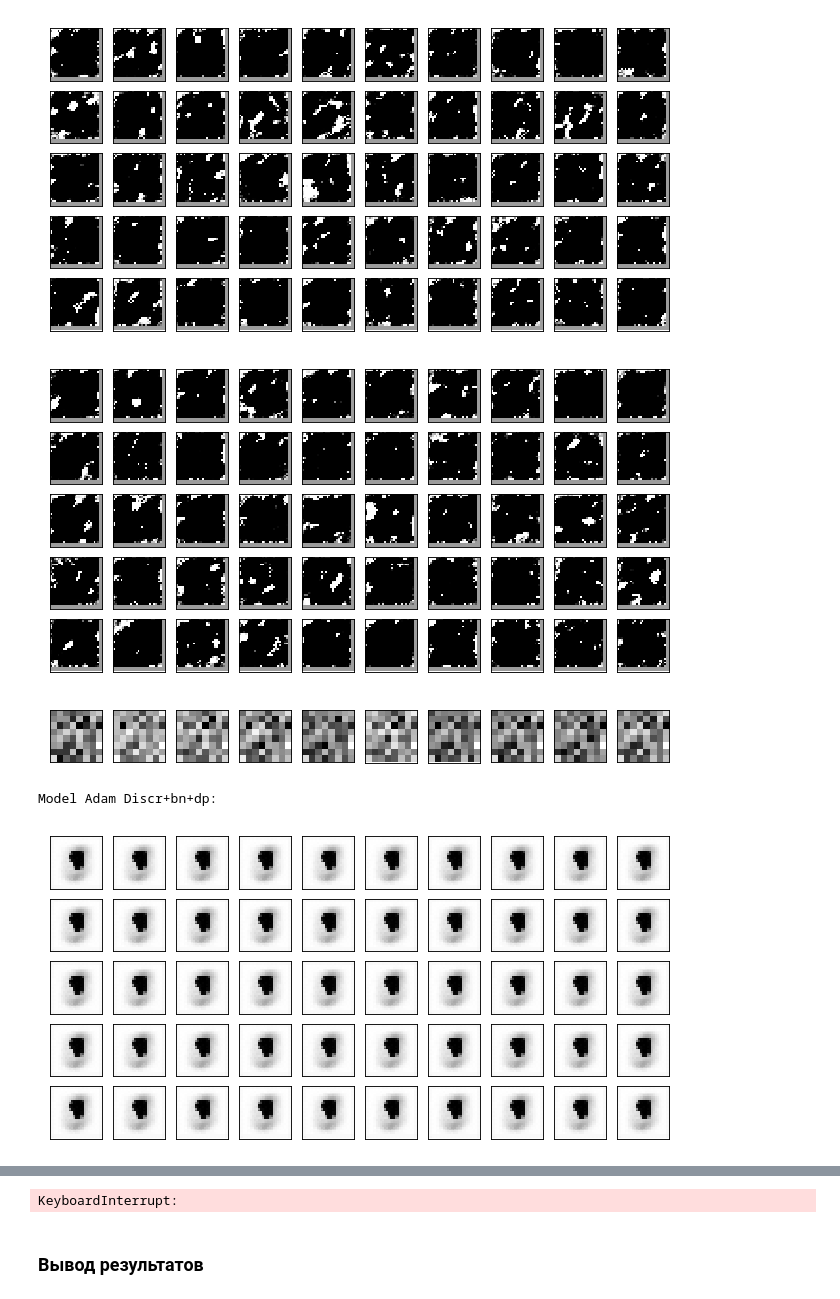
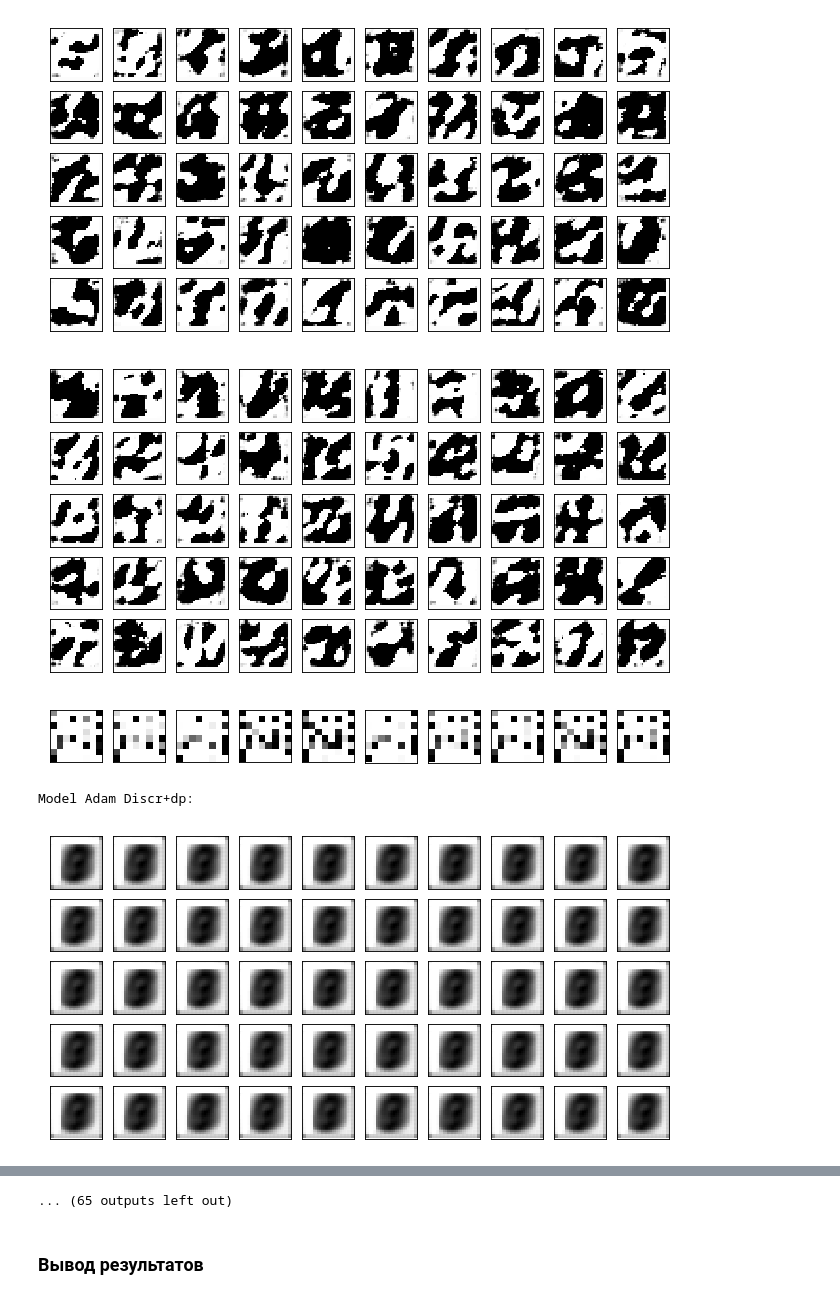
Before and after one commit to aleksey-egorov/dl-engineer-homework, a Jupyter notebook: homework_8/mnist_conv_adversarial_ae_no_oh_l64.ipynb, the cells around one changed output, grey strips where cells are left out. Cells and saved outputs as stored; diff of their text form; code cells hidden in the pictures.

```diff
--- a/homework_8/mnist_conv_adversarial_ae_no_oh_l64.ipynb
+++ b/homework_8/mnist_conv_adversarial_ae_no_oh_l64.ipynb
@@ -72,7 +83,7 @@ class DeconvLayer(nn.Module):
         return self.model(x)
 # %%
 class FullyConnected(nn.Module):
-    def __init__(self, sizes, dropout=False, activation_fn=nn.Tanh(), flatten=False, last_fn=None):
+    def __init__(self, sizes, dropout=False, activation_fn=nn.Tanh(), flatten=False, last_fn=None, device='cpu'):
         super(FullyConnected, self).__init__()
         layers = []
         self.flatten = flatten
@@ -86,6 +97,7 @@ class FullyConnected(nn.Module):
         if last_fn is not None:
             layers.append(last_fn)
         self.model = nn.Sequential(*layers)
+        self.to(device)
 
     def forward(self, x):
         if self.flatten:
@@ -178,8 +192,9 @@ class Net(nn.Module):
         return self._ds_loss
 # %%
 models = {
-    'Adam Discr+bn': Net(True, False, optim_type='Adam', lr=1e-4),
-    'Adam Discr+bn+dp': Net(True, True, optim_type='Adam', lr=1e-4),
+    'Adam Discr+bn': Net(True, False, optim_type='Adam', lr=1e-4, device=device),
+    'Adam Discr+dp': Net(False, True, optim_type='Adam', lr=1e-4, device=device),
+    'Adam Discr+bn+dp': Net(True, True, optim_type='Adam', lr=1e-4, device=device),
 }
 train_log = {k: [] for k in models}
 test_log = {k: [] for k in models}
@@ -187,6 +202,7 @@ test_log = {k: [] for k in models}
 def train(epoch, models, log=None):
     train_size = len(train_loader.sampler)
     for batch_idx, (data, _) in enumerate(train_loader):
+        data = data.to(device)
         for model in models.values():
 
             # train discriminator
@@ -206,7 +222,7 @@ def train(epoch, models, log=None):
             model.optim.step()
 
 
-        if batch_idx % 200 == 0:
+        if batch_idx % 500 == 0:
             line = 'Train Epoch: {} [{}/{} ({:.0f}%)]\tLosses '.format(
                 epoch, batch_idx * len(data), train_size, 100. * batch_idx / len(train_loader))
             losses = ' '.join(['{}: AE:{:.4f} D:{:.4f}'.format(k, m._ae_loss.item(), m._ds_loss.item()) for k, m in models.items()])
@@ -232,7 +248,7 @@ def plot_latent(images, shape):
 
     plt.show()
 # %%
-def test(models, loader, log=None):
+def test(models, loader, epoch, log=None):
     test_size = len(loader)
     test_rc_loss = {k: 0. for k in models}
     test_ds_loss = {k: 0. for k in models}
@@ -256,26 +272,28 @@ def test(models, loader, log=None):
     if log is not None:
         for k in models:
             log[k].append((test_rc_loss[k], test_discr_loss[k], test_ds_loss[k],))
-            with torch.no_grad():
-                print ("Model {}:".format(k))
-                ae_data = models[k].forward(fixed_data).data.numpy()
-                fixed_gen = models[k].decode(fixed_h).data.numpy()
-                random_gen = models[k].decode(get_random_h()).data.numpy()
-                plot_mnist(ae_data, (5, 10))
-                plot_mnist(fixed_gen, (5, 10))
-                plot_mnist(random_gen, (5, 10))
+            if epoch % test_reveal_period == 0:
+                with torch.no_grad():
+                    print ("Model {}:".format(k))
+                    ae_data = models[k].forward(fixed_data).cpu().data.numpy()
+                    fixed_gen = models[k].decode(fixed_h).cpu().data.numpy()
+                    random_gen = models[k].decode(get_random_h().to(device)).cpu().data.numpy()
+                    plot_mnist(ae_data, (5, 10))
+                    plot_mnist(fixed_gen, (5, 10))
+                    plot_mnist(random_gen, (5, 10))
 
-                encoded = model.encode(fixed_data[:10])
-                enc_to_lot = encoded.view(-1, 1, 8, 8).clamp(0, 1).data.numpy()
-                plot_latent(enc_to_lot, (1, 10))
+                    encoded = model.encode(fixed_data[:10])
+                    enc_to_lot = encoded.view(-1, 1, 8, 8).clamp(0, 1).cpu().data.numpy()
+                    plot_latent(enc_to_lot, (1, 10))
 
     print(report)
 # %%
-for epoch in range(1, 201):
+test_reveal_period = 25
+for epoch in range(1, train_epoch):
     for model in models.values():
         model.train()
     train(epoch, models, train_log)
     for model in models.values():
         model.eval()
-    test(models, valid_loader, test_log)
+    test(models, valid_loader, epoch, test_log)
 # %% [output]
@@ -290,5 +318,5 @@ Model Adam Discr+bn:
-[figure, old version]
+[figure, new version]
-[figure, old version]
+[figure, new version]
-[figure, old version]
+[figure, new version]
-Model Adam Discr+bn+dp:
+Model Adam Discr+dp:
-[figure, old version]
+[figure, new version]
@@ -303 +328 @@ Train Epoch: 2 [0/50000 (0%)]   Losses Adam Discr+bn: AE:1.2126 D:0.0015 Adam Di
-KeyboardInterrupt:
+... (65 outputs left out)
```
Also changed, not shown: parts of 11 cells of this notebook, 9 other files.
